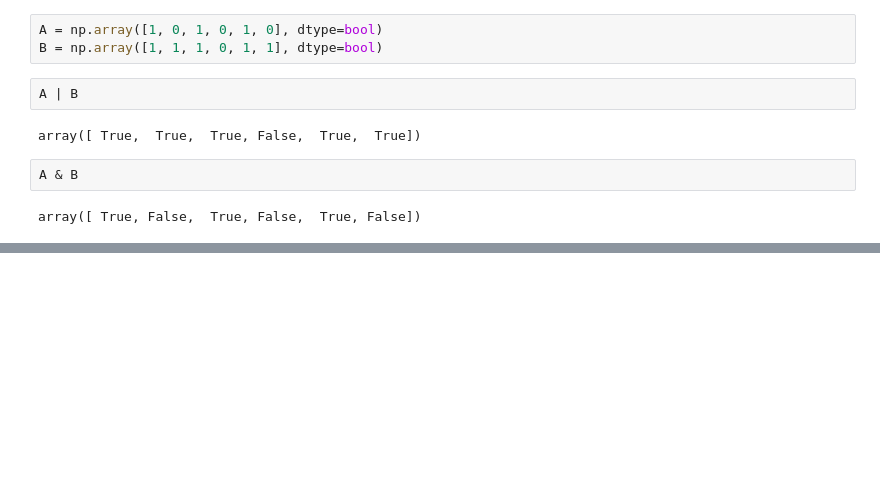
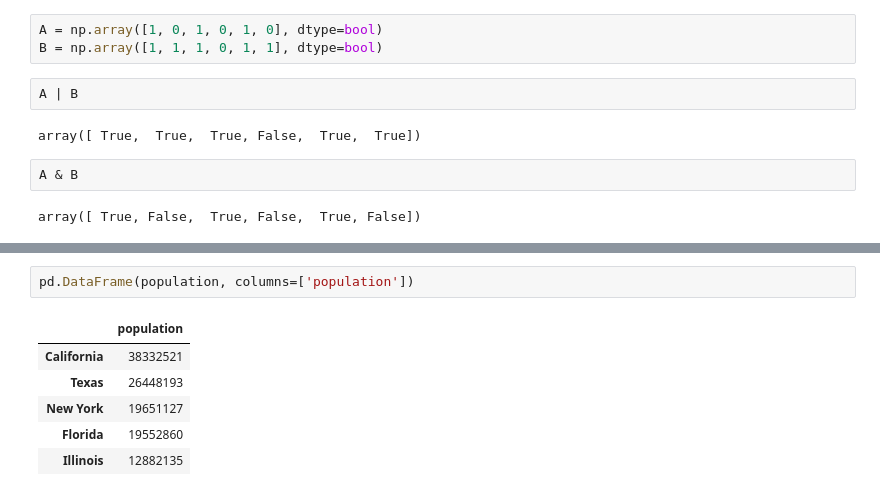
Before and after one commit to t8t/python22, a Jupyter notebook: Day3.ipynb, the cells around one changed output, grey strips where cells are left out. Drawn from its saved outputs; the diff is of its cells as text; blank space fills up the shorter version.

```diff
--- a/Day3.ipynb
+++ b/Day3.ipynb
@@ -733,0 +1149,9 @@ ValueError: The truth value of an array with more than one element is ambiguous.
+# %%
+pd.DataFrame(population, columns=['population'])
+# %% [output]
+|  | population |
+| California | 38332521 |
+| Texas | 26448193 |
+| New York | 19651127 |
+| Florida | 19552860 |
+| Illinois | 12882135 |
```
Also changed, not shown: parts of 75 cells of this notebook.
